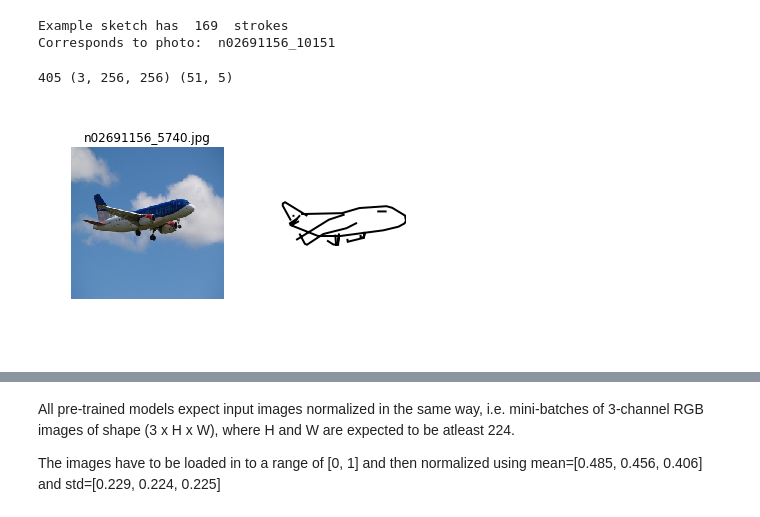
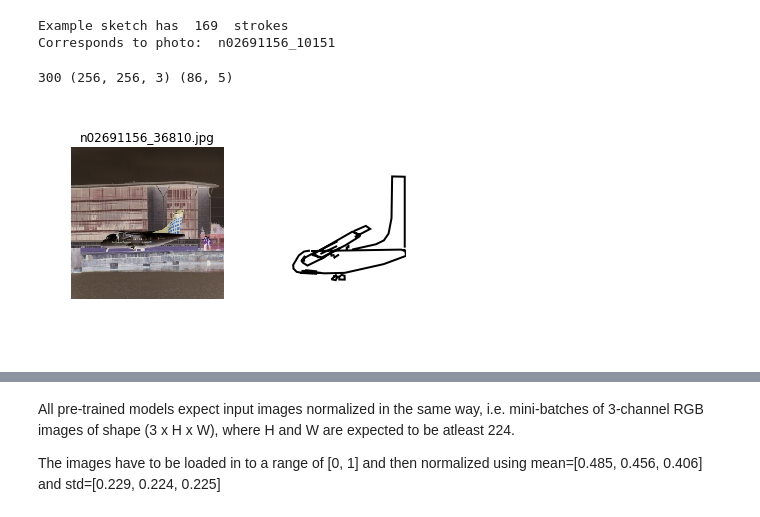
Before and after one commit to judithfan/ptsketchy, a Jupyter notebook: pt_sketchy.ipynb, the cells around one changed output, grey strips where cells are left out. Cells and saved outputs as stored; diff of their text form; code cells hidden in the pictures.

```diff
--- a/pt_sketchy.ipynb
+++ b/pt_sketchy.ipynb
@@ -65,7 +68,8 @@ class TinyDataset(torch.utils.data.Dataset):
     def __getitem__(self, idx):
         img_name = os.path.join(self.photo_dir,'airplane',X['airplane'][1][idx]+ '.jpg')
         photo = io.imread(img_name)
-        photo = np.reshape(photo,(3,256,256)) # reshape to what pytorch expects
+        photo = photo.astype(float)
+#         photo = np.reshape(photo,(3,256,256)) # reshape to what pytorch expects
         strokes = self.strokes['airplane'][0][idx]
         sample = {'photo': photo, 'strokes': strokes,'name': X['airplane'][1][idx]+ '.jpg'}
 
@@ -73,6 +77,21 @@ class TinyDataset(torch.utils.data.Dataset):
             sample = self.transform(sample)
 
         return sample
+
+class ToTensor(object):
+    """Convert ndarrays in sample to Tensors."""
+
+    def __call__(self, sample):
+        image, strokes, name = sample['photo'], sample['strokes'], sample['name']
+
+        # swap color axis because
+        # numpy image: H x W x C
+        # torch image: C X H X W
+        image = image.transpose((2, 0, 1))
+        return {'tensor': torch.from_numpy(image).div(255),
+                'strokes': strokes,
+                'name': name,
+                'photo': image}
 
 def to_normal_strokes(big_stroke):
     """Convert from stroke-5 format (from sketch-rnn paper) back to stroke-3."""
@@ -141,23 +160,23 @@ def path_renderer(verts, codes):
 airplanes = TinyDataset(npy_file='/home/jefan/ptsketchy/tiny/airplane.npy',root_dir='/home/jefan/ptsketchy/tiny',transform=None)
 # %%
 ## display given photo and corresponding sketch from stroke-5 representation
-i = 405
+i = 300
 sample = airplanes[i]
 print(i, sample['photo'].shape, sample['strokes'].shape)
 
 plt.figure()
 ax = plt.subplot(121)
 ax.set_title(sample['name'])
 ax.axis('off')
 img = np.reshape(sample['photo'],(256,256,3))
 plt.imshow(img,interpolation='nearest')
 
 ax = plt.subplot(122)
 lines = strokes_to_lines(to_normal_strokes(sample['strokes']))
 verts,codes = polyline_pathmaker(lines)
 path_renderer(verts,codes)
 
 plt.show()
 # %% [output]
-405 (3, 256, 256) (51, 5)
+300 (256, 256, 3) (86, 5)
-[figure, old version]
+[figure, new version]
```
Also changed, not shown: parts of 17 cells of this notebook.
